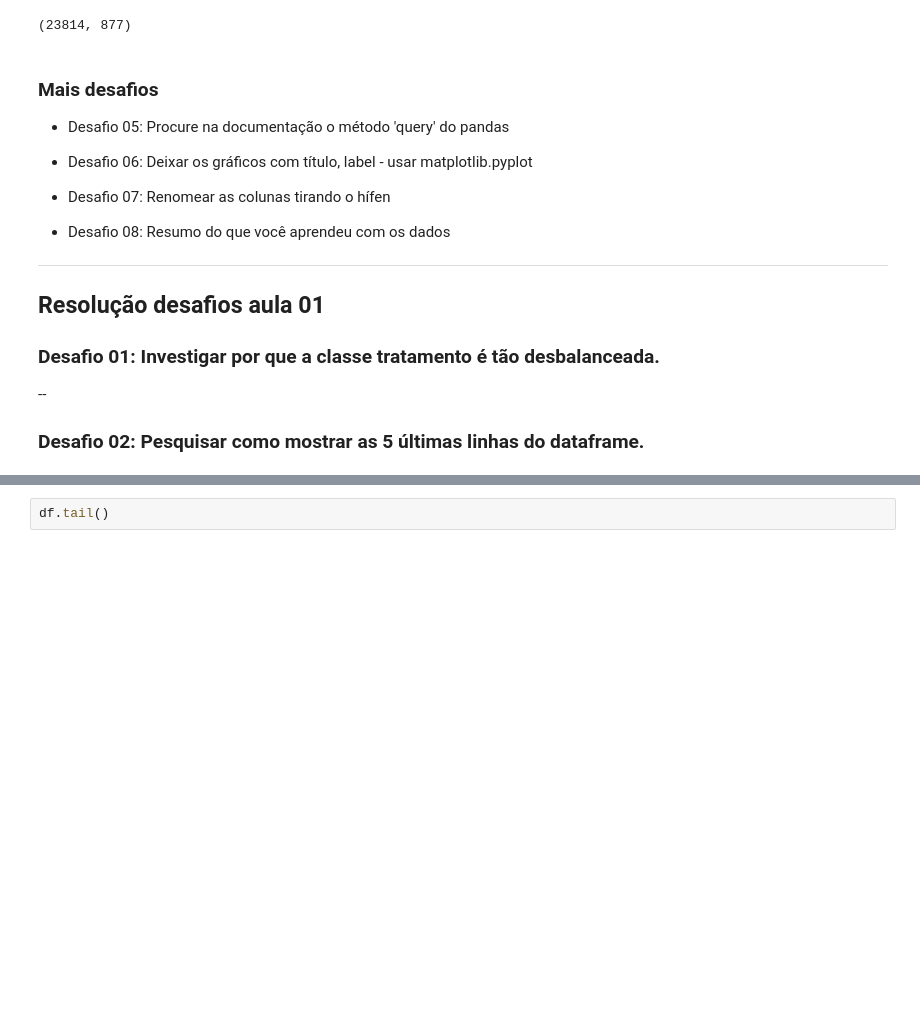
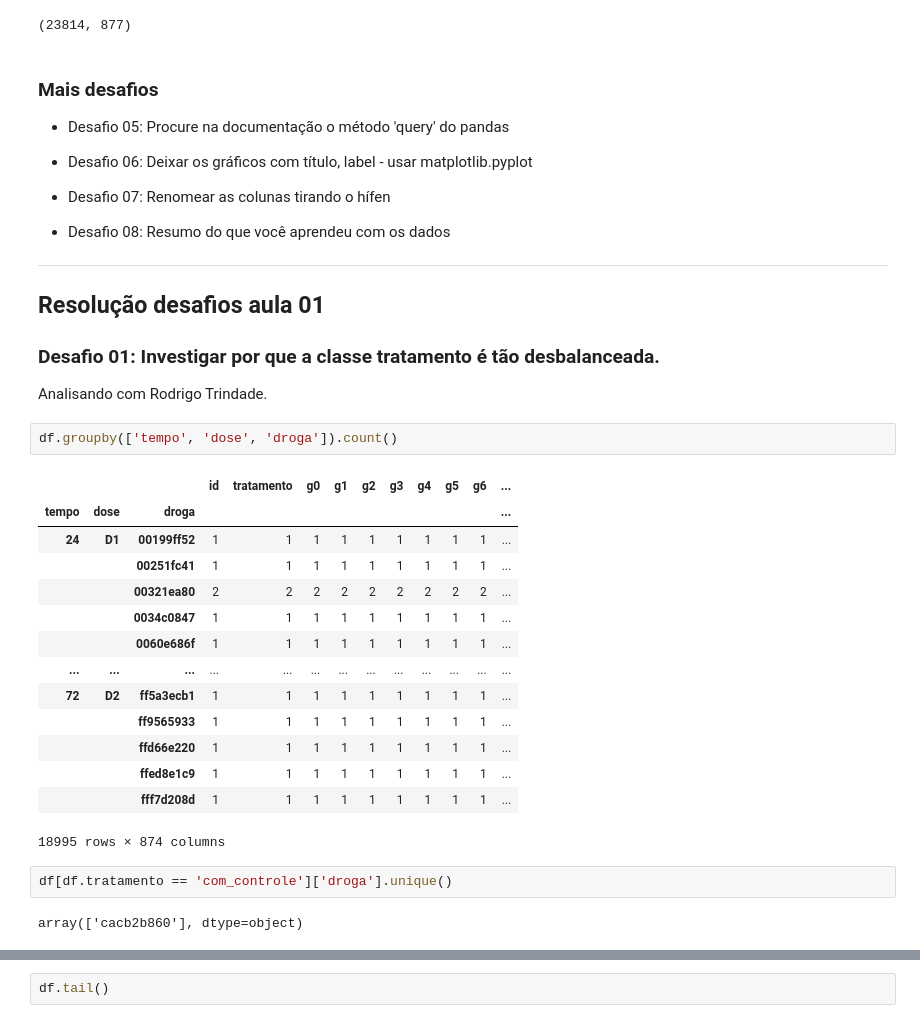
Before and after one commit to gabrielatrindade/quarentenadados-alura, a Jupyter notebook: imersao-dados-3/aula_01.ipynb, the cells around one changed output, grey strips where cells are left out. Saved outputs shown, nothing was run; the diff lists cells and outputs as text; blank space fills up the shorter version.

Commit message:
aula 01: discutindo solução do desafio 01 com Rodrigo

```diff
--- a/imersao-dados-3/aula_01.ipynb
+++ b/imersao-dados-3/aula_01.ipynb
@@ -158,6 +158,25 @@ df.shape
 ## Resolução desafios aula 01
 
 ### Desafio 01: Investigar por que a classe tratamento é tão desbalanceada.
---
-
-### Desafio 02: Pesquisar como mostrar as 5 últimas linhas do dataframe.
+Analisando com Rodrigo Trindade.
+# %%
+df.groupby(['tempo', 'dose', 'droga']).count()
+# %% [output]
+|  |  |  | id | tratamento | g0 | g1 | g2 | g3 | g4 | g5 | g6 | ... |
+| tempo | dose | droga |  |  |  |  |  |  |  |  |  | ... |
+| 24 | D1 | 00199ff52 | 1 | 1 | 1 | 1 | 1 | 1 | 1 | 1 | 1 | ... |
+|  |  | 00251fc41 | 1 | 1 | 1 | 1 | 1 | 1 | 1 | 1 | 1 | ... |
+|  |  | 00321ea80 | 2 | 2 | 2 | 2 | 2 | 2 | 2 | 2 | 2 | ... |
+|  |  | 0034c0847 | 1 | 1 | 1 | 1 | 1 | 1 | 1 | 1 | 1 | ... |
+|  |  | 0060e686f | 1 | 1 | 1 | 1 | 1 | 1 | 1 | 1 | 1 | ... |
+| ... | ... | ... | ... | ... | ... | ... | ... | ... | ... | ... | ... | ... |
+| 72 | D2 | ff5a3ecb1 | 1 | 1 | 1 | 1 | 1 | 1 | 1 | 1 | 1 | ... |
+|  |  | ff9565933 | 1 | 1 | 1 | 1 | 1 | 1 | 1 | 1 | 1 | ... |
+|  |  | ffd66e220 | 1 | 1 | 1 | 1 | 1 | 1 | 1 | 1 | 1 | ... |
+|  |  | ffed8e1c9 | 1 | 1 | 1 | 1 | 1 | 1 | 1 | 1 | 1 | ... |
+|  |  | fff7d208d | 1 | 1 | 1 | 1 | 1 | 1 | 1 | 1 | 1 | ... |
+18995 rows × 874 columns
+# %%
+df[df.tratamento == 'com_controle']['droga'].unique()
+# %% [output]
+array(['cacb2b860'], dtype=object)
```
Also changed, not shown: parts of 3 cells of this notebook.
